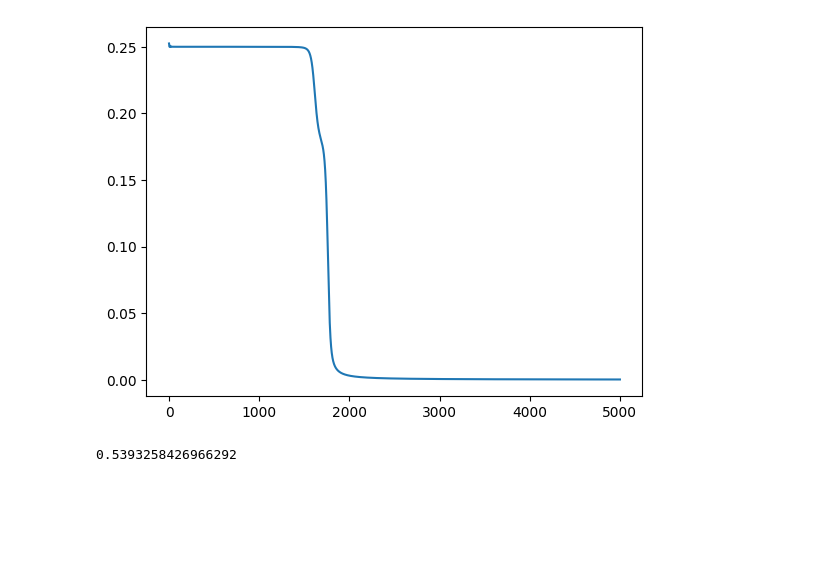
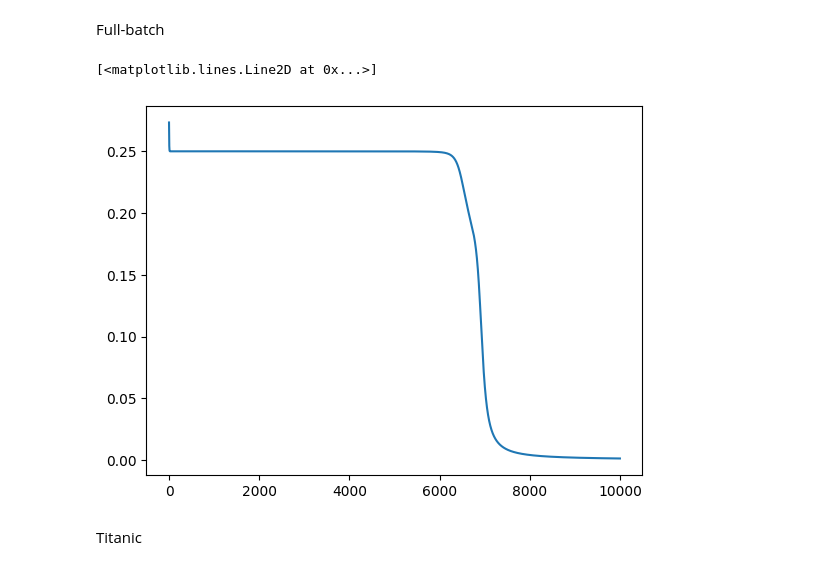
Before and after one commit to jkusnierz01/TwoLayerMLP, a Jupyter notebook: TwolayerMLPv2.ipynb, the cells around one changed output. Cells and saved outputs as stored; diff of their text form; code cells hidden in the pictures; blank space fills up the shorter version.

```diff
--- a/TwolayerMLPv2.ipynb
+++ b/TwolayerMLPv2.ipynb
@@ -92,0 +104,14 @@ with zipfile.ZipFile('./titanic.zip', 'r') as zipf:
+# %%
+def ucz2_no_momentum(W1przed:np.array, W2przed:np.array,b1,b2,P, T, n):
+  learning_rate = 0.4
+  MSE_ERROR = []
+  momentum = 0.9
+  for iter in range(n):
+    z1,p1,z2,p2 = forward(W1przed,W2przed,b1,b2,P)
+    MSE_ERROR.append(mse(T,p2))
+    grad1,grad2,gradb1,gradb2 = backpropagation(z1,p1,z2,p2,W2przed,T,P)
+    W1przed -= learning_rate * grad1
+    W2przed -= learning_rate * grad2
+    b1 -= learning_rate * gradb1
+    b2 -= learning_rate * gradb2
+  return MSE_ERROR
@@ -93 +135,14 @@ with zipfile.ZipFile('./titanic.zip', 'r') as zipf:
+# %% [markdown]
+Full-batch
+# %%
+W1,W2,b1,b2 = init2(2,2,1)
+epochs = 10000
+mse_err = ucz2_no_momentum(W1,W2,b1,b2,X,y,epochs)
+x = np.linspace(0,epochs,epochs)
+plt.plot(x,mse_err)
+# %% [output]
+[<matplotlib.lines.Line2D at 0x...>]
+[figure, added]
+# %% [markdown]
+Titanic
 # %%
@@ -119,17 +160,0 @@ def validate(W1,W2,b1,b2,X_val,Y_val):
-# %%
-if __name__ == "__main__":
-  W1,W2,b1,b2 = init2(2,2,1)
-  X = np.array([[0, 0], [0, 1], [1, 0], [1, 1]])  # XOR inputs
-  y = np.array([[0], [1], [1], [0]])  # XOR outputs
-  epochs = 5000
-  mse_err = ucz2(W1,W2,b1,b2,X,y,epochs)
-  # accuracy = validate(W1,W2,b1,b2,X_val,Y_val)
-  x = np.linspace(0,epochs,epochs)
-  plt.plot(x,mse_err)
-  # print(accuracy)
-# %% [output]
-[figure, removed]
-# %%
-accuracy
-# %% [output]
-0.5393258426966292
```
Also changed, not shown: parts of 15 cells of this notebook, 9 other files.
